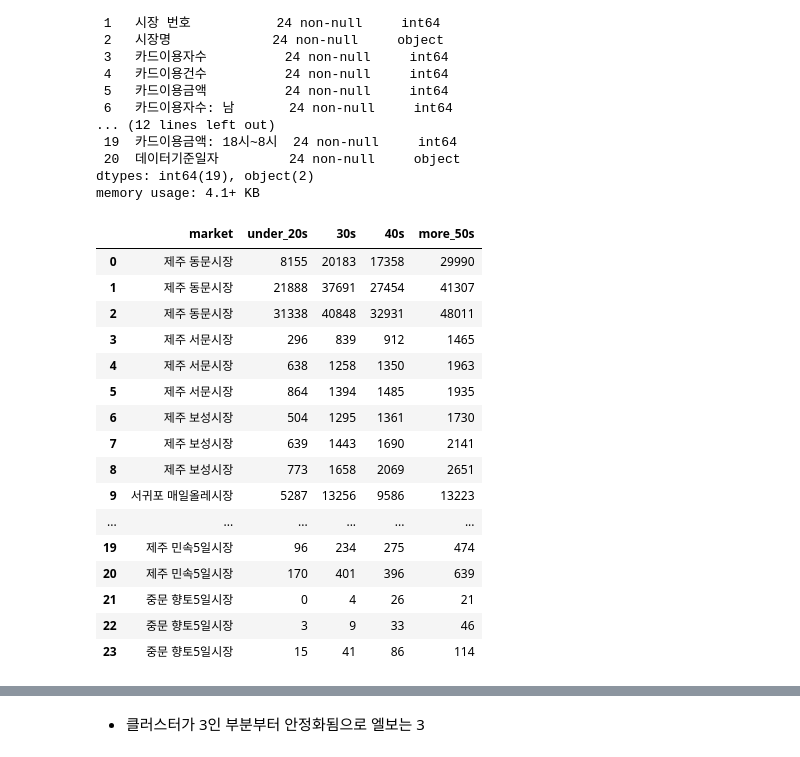
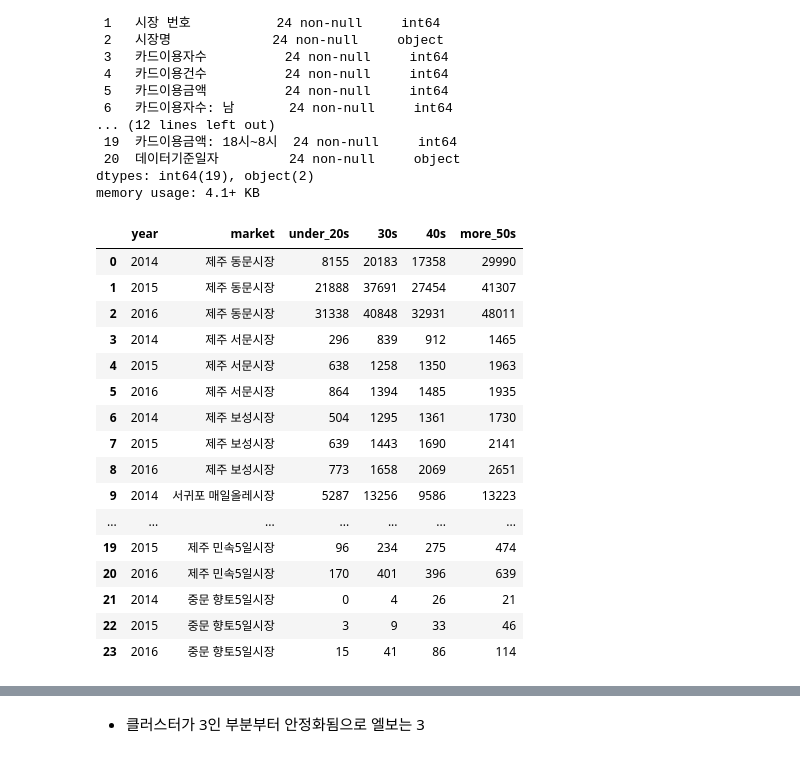
Before and after one commit to Konkuk-Univ-Glocal-Campus/ml202401-midterm-so900d, a Jupyter notebook: midterm_202020925.ipynb, the cells around one changed output, grey strips where cells are left out. Saved outputs shown, nothing was run; the diff lists cells and outputs as text; code cells hidden in the pictures.

```diff
--- a/midterm_202020925.ipynb
+++ b/midterm_202020925.ipynb
@@ -90,25 +90,25 @@ dtypes: int64(19), object(2)
 memory usage: 4.1+ KB
 # %%
 # 연령별 카드이용자수를 파악하기 위함임으로 해당 데이터만 골라 새로운 데이터 프레임 생성
-df = data[['시장명', '카드이용자수: 20대 이하', '카드이용자수: 30대', '카드이용자수: 40대', '카드이용자수: 50대 이상']]
-df.columns = ['market', 'under_20s', '30s', '40s', 'more_50s'] #컬럼명 변경
+df = data[['기준년도', '시장명', '카드이용자수: 20대 이하', '카드이용자수: 30대', '카드이용자수: 40대', '카드이용자수: 50대 이상']]
+df.columns = ['year', 'market', 'under_20s', '30s', '40s', 'more_50s'] #컬럼명 변경
 
 df
 # %% [output]
-|  | market | under_20s | 30s | 40s | more_50s |
-| 0 | 제주 동문시장 | 8155 | 20183 | 17358 | 29990 |
-| 1 | 제주 동문시장 | 21888 | 37691 | 27454 | 41307 |
-| 2 | 제주 동문시장 | 31338 | 40848 | 32931 | 48011 |
-| 3 | 제주 서문시장 | 296 | 839 | 912 | 1465 |
-| 4 | 제주 서문시장 | 638 | 1258 | 1350 | 1963 |
-| 5 | 제주 서문시장 | 864 | 1394 | 1485 | 1935 |
-| 6 | 제주 보성시장 | 504 | 1295 | 1361 | 1730 |
-| 7 | 제주 보성시장 | 639 | 1443 | 1690 | 2141 |
-| 8 | 제주 보성시장 | 773 | 1658 | 2069 | 2651 |
-| 9 | 서귀포 매일올레시장 | 5287 | 13256 | 9586 | 13223 |
-| ... | ... | ... | ... | ... | ... |
-| 19 | 제주 민속5일시장 | 96 | 234 | 275 | 474 |
-| 20 | 제주 민속5일시장 | 170 | 401 | 396 | 639 |
-| 21 | 중문 향토5일시장 | 0 | 4 | 26 | 21 |
-| 22 | 중문 향토5일시장 | 3 | 9 | 33 | 46 |
-| 23 | 중문 향토5일시장 | 15 | 41 | 86 | 114 |
+|  | year | market | under_20s | 30s | 40s | more_50s |
+| 0 | 2014 | 제주 동문시장 | 8155 | 20183 | 17358 | 29990 |
+| 1 | 2015 | 제주 동문시장 | 21888 | 37691 | 27454 | 41307 |
+| 2 | 2016 | 제주 동문시장 | 31338 | 40848 | 32931 | 48011 |
+| 3 | 2014 | 제주 서문시장 | 296 | 839 | 912 | 1465 |
+| 4 | 2015 | 제주 서문시장 | 638 | 1258 | 1350 | 1963 |
+| 5 | 2016 | 제주 서문시장 | 864 | 1394 | 1485 | 1935 |
+| 6 | 2014 | 제주 보성시장 | 504 | 1295 | 1361 | 1730 |
+| 7 | 2015 | 제주 보성시장 | 639 | 1443 | 1690 | 2141 |
+| 8 | 2016 | 제주 보성시장 | 773 | 1658 | 2069 | 2651 |
+| 9 | 2014 | 서귀포 매일올레시장 | 5287 | 13256 | 9586 | 13223 |
+| ... | ... | ... | ... | ... | ... | ... |
+| 19 | 2015 | 제주 민속5일시장 | 96 | 234 | 275 | 474 |
+| 20 | 2016 | 제주 민속5일시장 | 170 | 401 | 396 | 639 |
+| 21 | 2014 | 중문 향토5일시장 | 0 | 4 | 26 | 21 |
+| 22 | 2015 | 중문 향토5일시장 | 3 | 9 | 33 | 46 |
+| 23 | 2016 | 중문 향토5일시장 | 15 | 41 | 86 | 114 |
```
Also changed, not shown: parts of 9 cells of this notebook.
